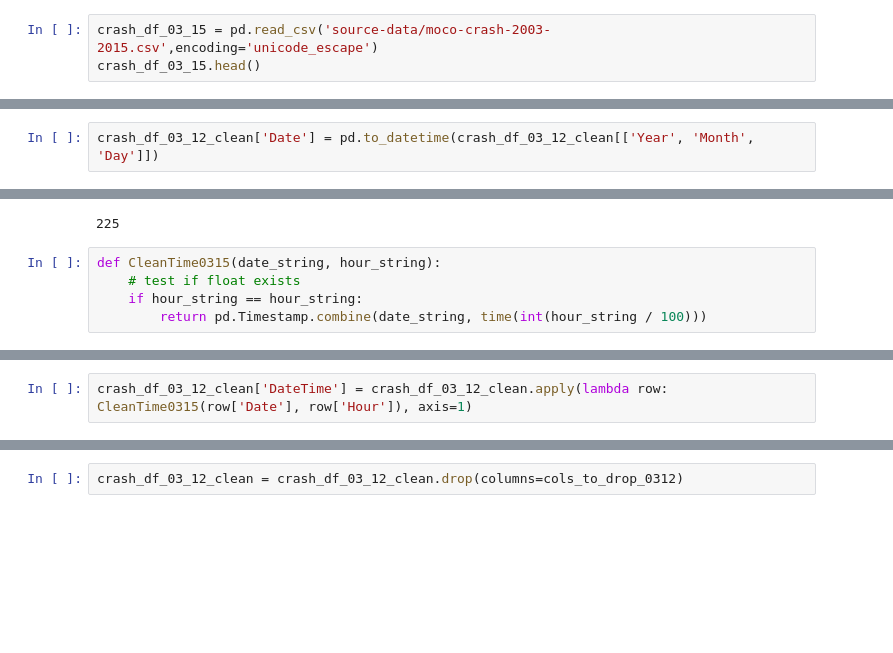
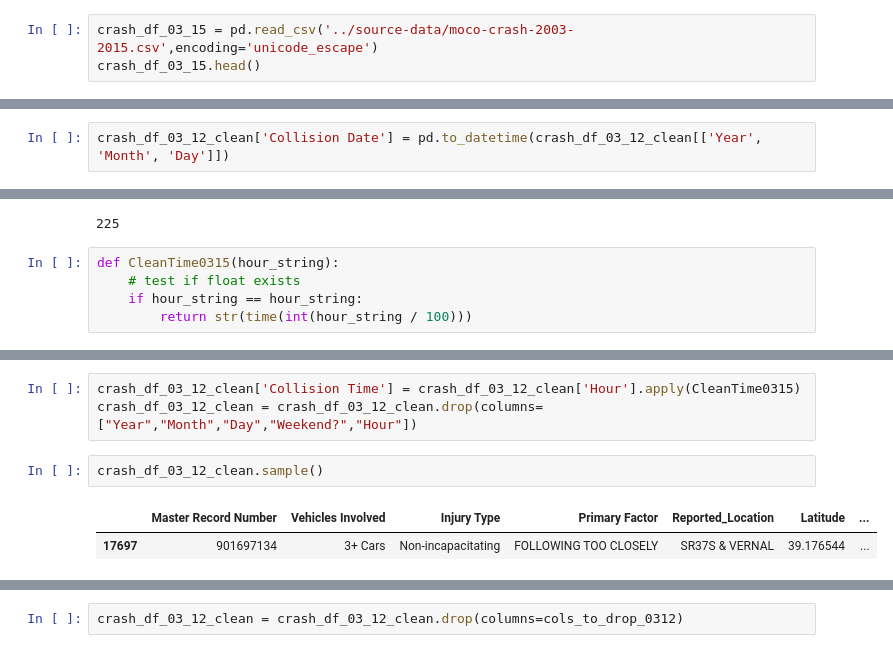
Before and after one commit to ids-digi/moco-crash-data, a Jupyter notebook: notebooks/Car crash data cleaning.ipynb, the cells around one changed output, grey strips where cells are left out. Cells and saved outputs as stored; diff of their text form; blank space fills up the shorter version.

```diff
--- a/cleaning-scripts/Car crash data cleaning.ipynb
+++ b/notebooks/Car crash data cleaning.ipynb
@@ -427,7 +427,7 @@ crash_df_13_18_clean.sample()
 ### Cleaning the last csv
 The last table is the least similar to the others. It only has a few columns with far less data, but it also has way more years of data. Also, the data from 2013-2015 is included in this table as well as the previous one, so there's some weird overlap. For simplicty, I'll drop all the repeat data from the oldest table, since it has the least information about each record.
 # %%
-crash_df_03_15 = pd.read_csv('source-data/moco-crash-2003-2015.csv',encoding='unicode_escape')
+crash_df_03_15 = pd.read_csv('../source-data/moco-crash-2003-2015.csv',encoding='unicode_escape')
 crash_df_03_15.head()
 # %% [output]
 |  | Master Record Number | Year | Month | Day | Weekend? | Hour | Collision Type | Injury Type | ... |
@@ -472,14 +472,14 @@ crash_df_03_12_clean = crash_df_03_12.rename(columns={
     "Collision Type": "Vehicles Involved"
 })
 # %%
-crash_df_03_12_clean['Date'] = pd.to_datetime(crash_df_03_12_clean[['Year', 'Month', 'Day']])
+crash_df_03_12_clean['Collision Date'] = pd.to_datetime(crash_df_03_12_clean[['Year', 'Month', 'Day']])
 # %%
 # is hour reliable? see how many rows don't have an `Hour` field filled in
 crash_df_03_12_clean['Hour'].isna().sum()
 # %% [output]
 225
 # %%
-def CleanTime0315(date_string, hour_string):
+def CleanTime0315(hour_string):
     # test if float exists
     if hour_string == hour_string:
-        return pd.Timestamp.combine(date_string, time(int(hour_string / 100)))
+        return str(time(int(hour_string / 100)))
@@ -486,2 +490,8 @@ def CleanTime0315(date_string, hour_string):
 # %%
-crash_df_03_12_clean['DateTime'] = crash_df_03_12_clean.apply(lambda row: CleanTime0315(row['Date'], row['Hour']), axis=1)
+crash_df_03_12_clean['Collision Time'] = crash_df_03_12_clean['Hour'].apply(CleanTime0315)
+crash_df_03_12_clean = crash_df_03_12_clean.drop(columns=["Year","Month","Day","Weekend?","Hour"])
+# %%
+crash_df_03_12_clean.sample()
+# %% [output]
+|  | Master Record Number | Vehicles Involved | Injury Type | Primary Factor | Reported_Location | Latitude | ... |
+| 17697 | 901697134 | 3+ Cars | Non-incapacitating | FOLLOWING TOO CLOSELY | SR37S & VERNAL | 39.176544 | ... |
```
Also changed, not shown: parts of 12 cells of this notebook.
